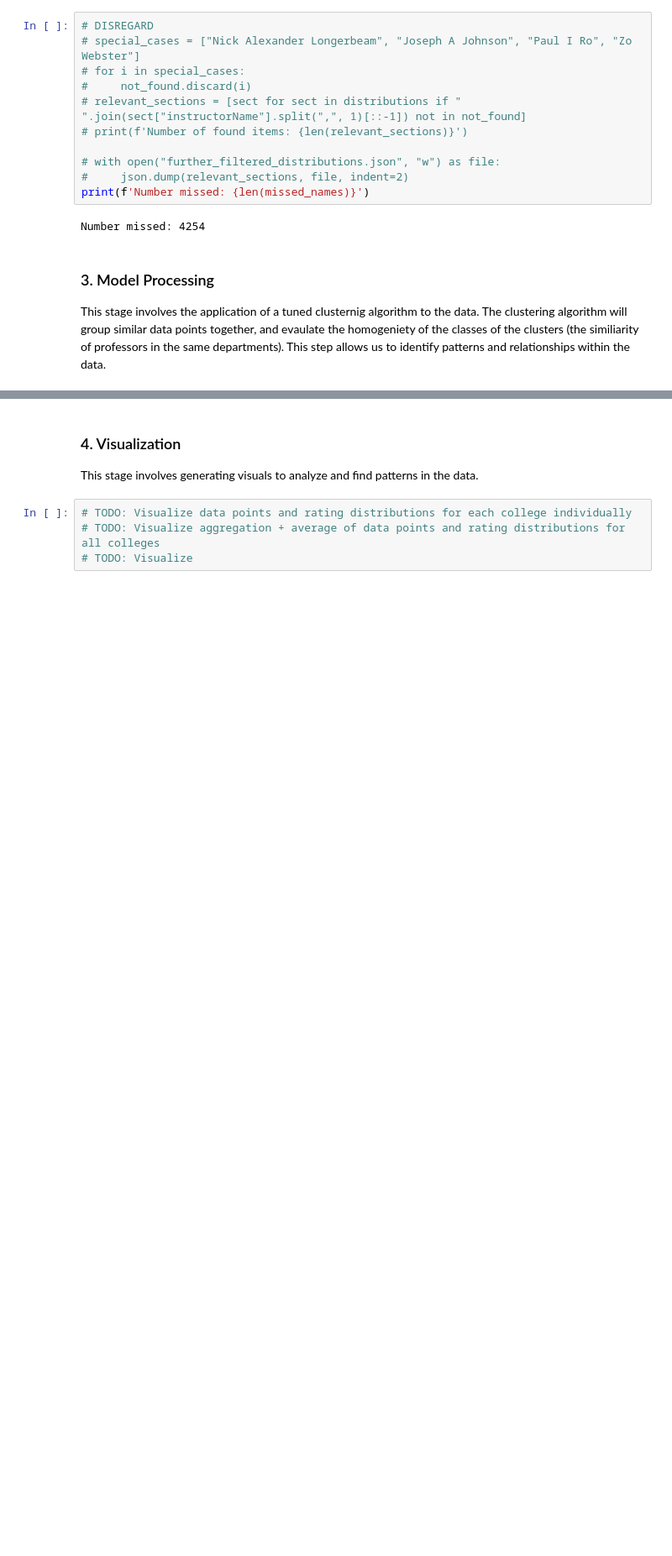
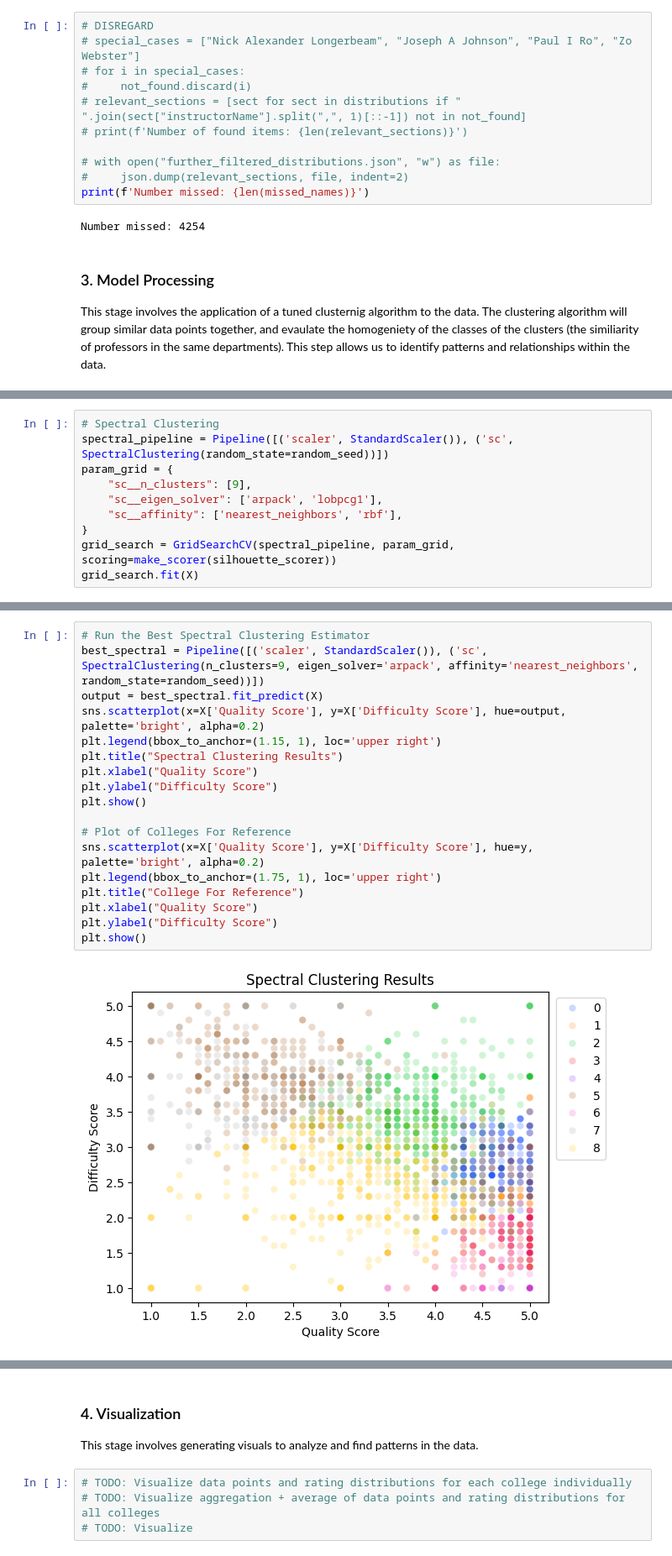
Before and after one commit to BrandonTroy/professor-clustering-analysis, a Jupyter notebook: pipeline.ipynb, the cells around one changed output, grey strips where cells are left out. Shown at 84% size. Drawn from its saved outputs; the diff is of its cells as text; blank space fills up the shorter version.

Commit message:
Started performing clustering (Spectral and Affinity)

```diff
--- a/pipeline.ipynb
+++ b/pipeline.ipynb
@@ -300,0 +292,10 @@ gaussian_param_grid = {
+# %%
+# Spectral Clustering
+spectral_pipeline = Pipeline([('scaler', StandardScaler()), ('sc', SpectralClustering(random_state=random_seed))])
+param_grid = {
+    "sc__n_clusters": [9],
+    "sc__eigen_solver": ['arpack', 'lobpcg1'],
+    "sc__affinity": ['nearest_neighbors', 'rbf'],
+}
+grid_search = GridSearchCV(spectral_pipeline, param_grid, scoring=make_scorer(silhouette_scorer))
+grid_search.fit(X)
@@ -300,0 +327,20 @@ gaussian_param_grid = {
+# %%
+# Run the Best Spectral Clustering Estimator
+best_spectral = Pipeline([('scaler', StandardScaler()), ('sc', SpectralClustering(n_clusters=9, eigen_solver='arpack', affinity='nearest_neighbors', random_state=random_seed))])
+output = best_spectral.fit_predict(X)
+sns.scatterplot(x=X['Quality Score'], y=X['Difficulty Score'], hue=output, palette='bright', alpha=0.2)
+plt.legend(bbox_to_anchor=(1.15, 1), loc='upper right')
+plt.title("Spectral Clustering Results")
+plt.xlabel("Quality Score")
+plt.ylabel("Difficulty Score")
+plt.show()
+
+# Plot of Colleges For Reference
+sns.scatterplot(x=X['Quality Score'], y=X['Difficulty Score'], hue=y, palette='bright', alpha=0.2)
+plt.legend(bbox_to_anchor=(1.75, 1), loc='upper right')
+plt.title("College For Reference")
+plt.xlabel("Quality Score")
+plt.ylabel("Difficulty Score")
+plt.show()
+# %% [output]
+[figure, added]
```
Also changed, not shown: parts of 16 cells of this notebook.
